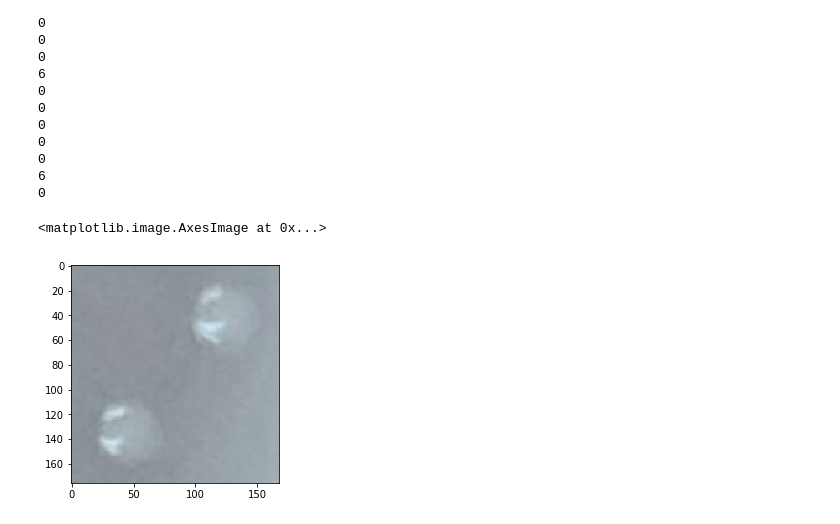
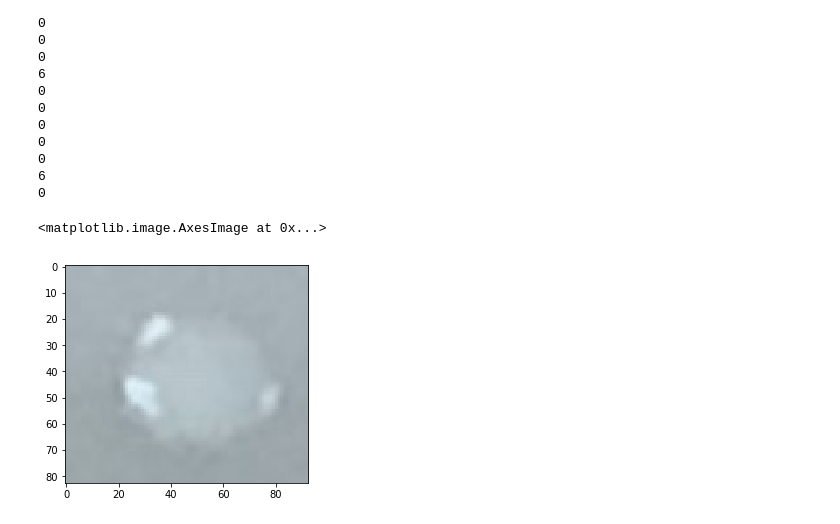
Before and after one commit to aschams/Marsican, a Jupyter notebook: Detect_Circles.ipynb, the cells around one changed output. Cells and saved outputs as stored; diff of their text form; code cells hidden in the pictures.

```diff
--- a/Detect_Circles.ipynb
+++ b/Detect_Circles.ipynb
@@ -519,7 +519,7 @@ for mc in mc5:
 6
 0
 # %%
-plt.imshow(mc5[13])
+plt.imshow(mc5[14])
 # %% [output]
 <matplotlib.image.AxesImage at 0x...>
-[figure, old version]
+[figure, new version]
```
Also changed, not shown: 4 other files.
